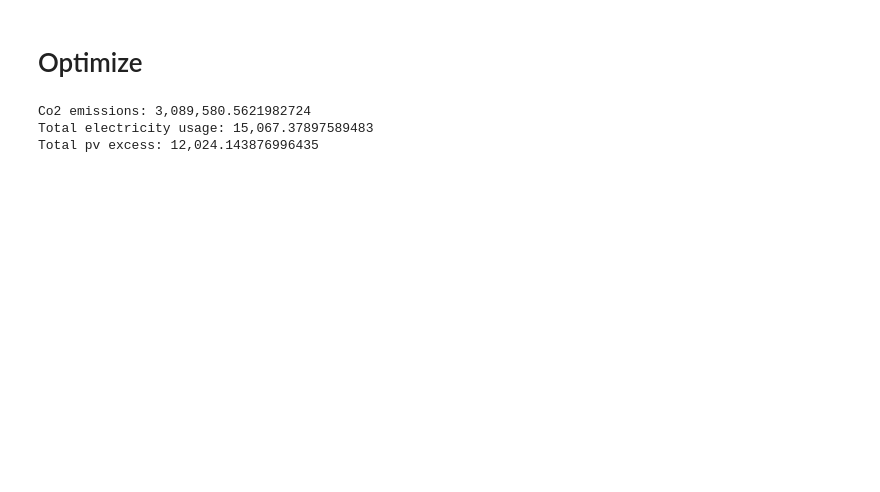
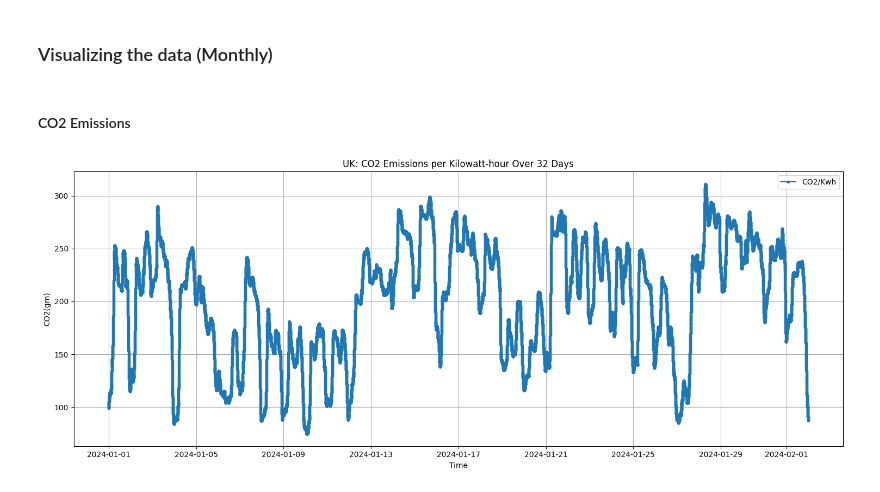
Before and after one commit to shrnsubedi/system-engineering, a Jupyter notebook: notebook_uk.ipynb, the cells around one changed output. Cells and saved outputs as stored; diff of their text form; code cells hidden in the pictures; blank space fills up the shorter version.

Commit message:
- [x] graphs

```diff
--- a/notebook_uk.ipynb
+++ b/notebook_uk.ipynb
@@ -222,57 +14,17 @@ Total pv excess: 12,015.15792699544
-# %% [markdown]
-# Optimize
-# %%
-# Constants
-BATTERY_LIMIT = 13.5
-CO2_THRESHOLD = 200
-CHARGING_RATE_MIN = 0.05
-
-co2_df = pd.read_csv('UK/co2.csv')
-demand_df = pd.read_csv('UK/demand.csv')
-pv_df = pd.read_csv('UK/pv.csv')
-
-co2_values = co2_df.iloc[:, 0].tolist()
-demand_values = demand_df.iloc[:, 0].tolist()
-pv_values = pv_df.iloc[:, 0].tolist()
-
-net_kw = []
-battery_storage = 0
-excess = 0
-charging_draw_co2 = 0
-charging_draw_electricity = 0
-
-for i in range(len(co2_values)):
-    net_value = demand_values[i] - pv_values[i]
-
-    if net_value < 0:
-        battery_storage += abs(net_value)
-        if battery_storage > BATTERY_LIMIT:
-            excess += (battery_storage - BATTERY_LIMIT)
-            battery_storage = BATTERY_LIMIT
-    else:
-        if co2_values[i] > CO2_THRESHOLD:
-            deficit = min(battery_storage, abs(net_value))
-            battery_storage -= deficit
-            net_kw.append(net_value - deficit)
-        else:
-            deficit = min(battery_storage, abs(net_value))
-            battery_storage -= deficit
-            net_kw.append(net_value - deficit)
-
-            if battery_storage < BATTERY_LIMIT:
-                charging_draw = min(BATTERY_LIMIT - battery_storage, CHARGING_RATE_MIN)
-                battery_storage += charging_draw
-                charging_draw_electricity += charging_draw_electricity
-                charging_draw_co2 += charging_draw * co2_values[i]
-
-total_co2 = sum(co2 * kw for co2, kw in zip(co2_values, net_kw)) + charging_draw_co2
-total_usage = sum(net_kw) + charging_draw_electricity
-total_excess = excess
-
-print(f'Co2 emissions: {total_co2:,}')
-print(f'Total electricity usage: {total_usage:,}')
-print(f'Total pv excess: {total_excess:,}')
-# %% [output]
-Co2 emissions: 3,089,580.5621982724
-Total electricity usage: 15,067.37897589483
-Total pv excess: 12,024.143876996435
+# %% [markdown]
+### Visualizing the data (Monthly)
+# %% [markdown]
+#### CO2 Emissions
+# %%
+time_index = pd.date_range(start='2024-01-01', periods=len(co2_df['CO2/Kwh']), freq='1T')
+# Plot the data
+plt.figure(figsize=(15, 6))
+plt.plot(time_index, co2_df['CO2/Kwh'], linestyle='-', marker='o', markersize=3, label='CO2/Kwh')
+plt.xlabel('Time')
+plt.ylabel('CO2(gm)')
+plt.title('UK: CO2 Emissions per Kilowatt-hour Over 32 Days')
+plt.grid(True)
+plt.legend()
+plt.tight_layout()
+# %% [output]
+[figure, added]
```
Also changed, not shown: parts of 40 cells of this notebook, 2 other files.
